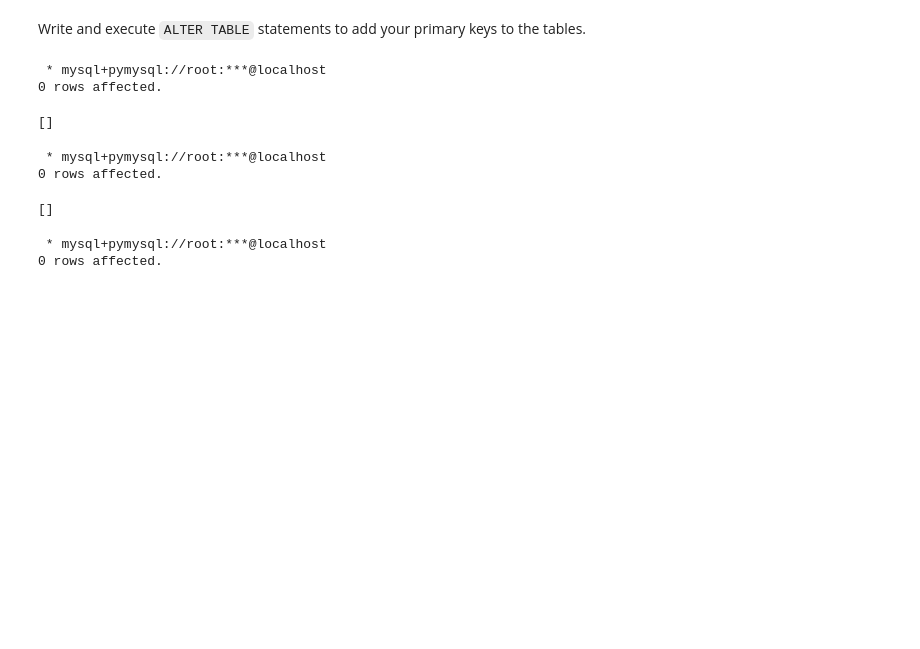
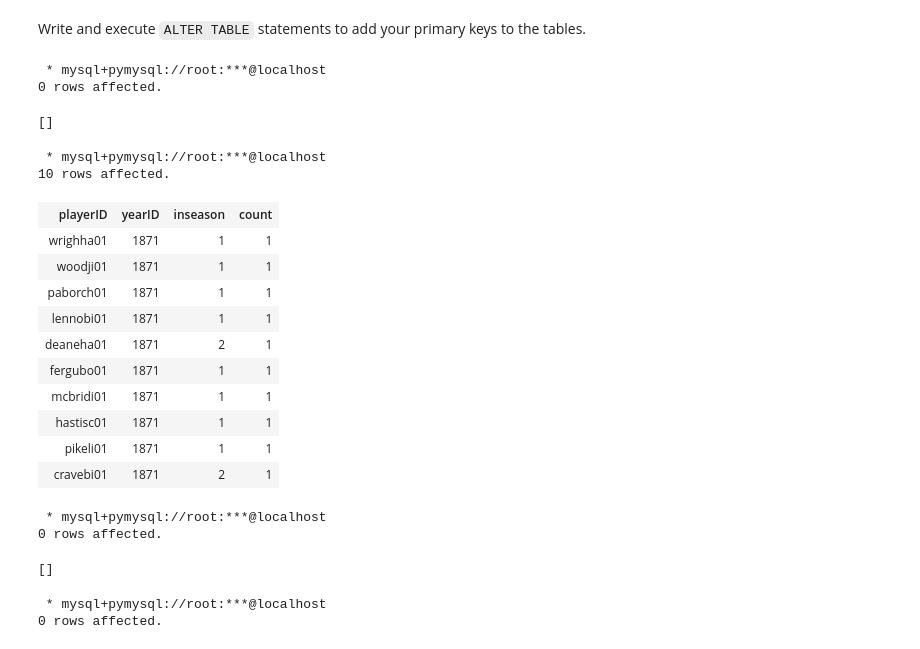
Before and after one commit to liang0711/Intro-to-Databases-F23, a Jupyter notebook: HomeworkAssignments/HW1-Part2-Nonprogramming/F23-W4111-HW1-P2-NP.ipynb, the cells around one changed output. Drawn from its saved outputs; the diff is of its cells as text; code cells hidden in the pictures; blank space fills up the shorter version.

```diff
--- a/HomeworkAssignments/HW1-Part2-Nonprogramming/F23-W4111-HW1-P2-NP.ipynb
+++ b/HomeworkAssignments/HW1-Part2-Nonprogramming/F23-W4111-HW1-P2-NP.ipynb
@@ -638,4 +709,26 @@ add primary key (playerID)
  * mysql+pymysql://root:***@localhost
 0 rows affected.
 []
+# %%
+%%sql
+select
+    playerID, yearID, inseason, count(*) as count
+from Managers
+group by  playerID, yearID, inseason
+order by count desc
+limit 10;
+# %% [output]
+ * mysql+pymysql://root:***@localhost
+10 rows affected.
+| playerID | yearID | inseason | count |
+| wrighha01 | 1871 | 1 | 1 |
+| woodji01 | 1871 | 1 | 1 |
+| paborch01 | 1871 | 1 | 1 |
+| lennobi01 | 1871 | 1 | 1 |
+| deaneha01 | 1871 | 2 | 1 |
+| fergubo01 | 1871 | 1 | 1 |
+| mcbridi01 | 1871 | 1 | 1 |
+| hastisc01 | 1871 | 1 | 1 |
+| pikeli01 | 1871 | 1 | 1 |
+| cravebi01 | 1871 | 2 | 1 |
 # %%
```
Also changed, not shown: parts of 35 cells of this notebook, 14 other files.
